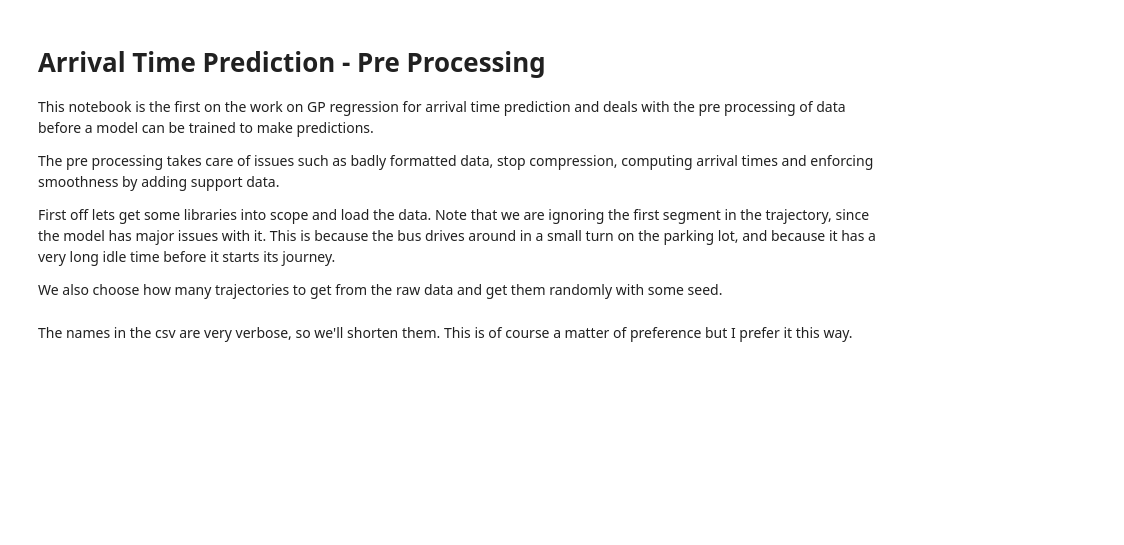
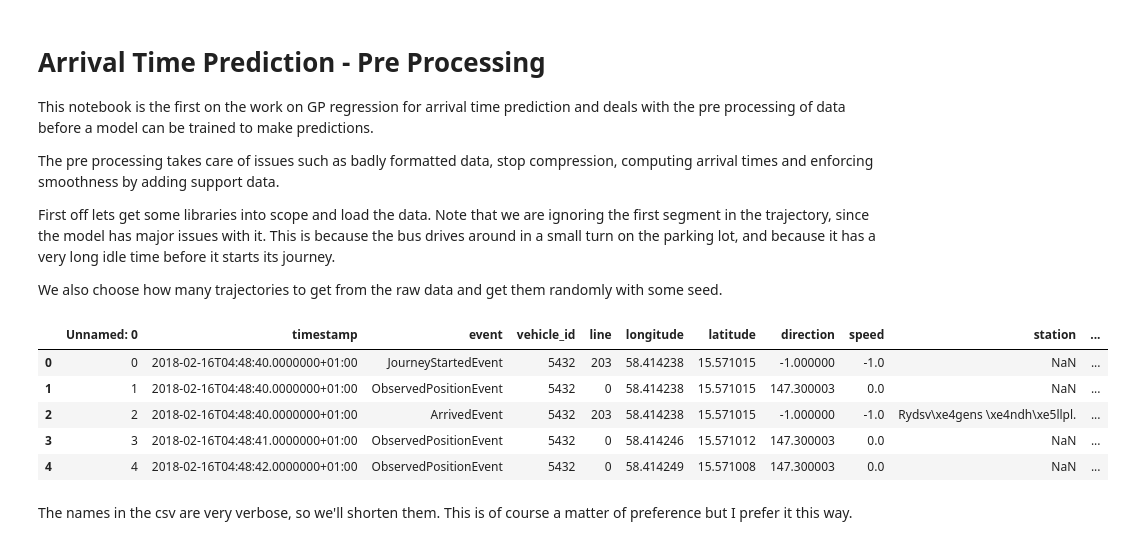
Before and after one commit to M20190649/TDDE19-bus-arrival-time, a Jupyter notebook: GP/Arrival Time Prediction 1 - Pre Processing.ipynb, the cells around one changed output. Cells and saved outputs as stored; diff of their text form; code cells hidden in the pictures; blank space fills up the shorter version.

```diff
--- a/GP/Arrival Time Prediction 1 - Pre Processing.ipynb
+++ b/GP/Arrival Time Prediction 1 - Pre Processing.ipynb
@@ -10,21 +10,29 @@ We also choose how many trajectories to get from the raw data and get them rando
 # %%
 import numpy as np
 import pandas as pd
 import time
 import pickle
 from datetime import datetime
 from functools import reduce
 import plot
+from IPython.display import display, clear_output
 
 data = pd.read_csv('./../../bus203_all.csv')
 n_journeys = list(data.journey_number.unique())
 n_journeys_to_use = len(n_journeys)
 np.random.seed(12345)
-journeys_to_use = frozenset(np.random.choice(n_journeys, size=n_journeys_to_use))
+journeys_to_use = frozenset(np.random.choice(n_journeys, size=n_journeys_to_use, replace=False))
 data = data[data.journey_number.transform(lambda j: j in journeys_to_use)]
-data = data[data.segment_number > 1]
+#data = data[data.segment_number > 1]
 
 data.head()
+# %% [output]
+|  | Unnamed: 0 | timestamp | event | vehicle_id | line | longitude | latitude | direction | speed | station | ... |
+| 0 | 0 | 2018-02-16T04:48:40.0000000+01:00 | JourneyStartedEvent | 5432 | 203 | 58.414238 | 15.571015 | -1.000000 | -1.0 | NaN | ... |
+| 1 | 1 | 2018-02-16T04:48:40.0000000+01:00 | ObservedPositionEvent | 5432 | 0 | 58.414238 | 15.571015 | 147.300003 | 0.0 | NaN | ... |
+| 2 | 2 | 2018-02-16T04:48:40.0000000+01:00 | ArrivedEvent | 5432 | 203 | 58.414238 | 15.571015 | -1.000000 | -1.0 | Rydsv\xe4gens \xe4ndh\xe5llpl. | ... |
+| 3 | 3 | 2018-02-16T04:48:41.0000000+01:00 | ObservedPositionEvent | 5432 | 0 | 58.414246 | 15.571012 | 147.300003 | 0.0 | NaN | ... |
+| 4 | 4 | 2018-02-16T04:48:42.0000000+01:00 | ObservedPositionEvent | 5432 | 0 | 58.414249 | 15.571008 | 147.300003 | 0.0 | NaN | ... |
 # %% [markdown]
 The names in the csv are very verbose, so we'll shorten them. This is of course a matter of preference but I prefer it this way.
 # %%
```
Also changed, not shown: parts of 7 cells of this notebook, 4 other files.
